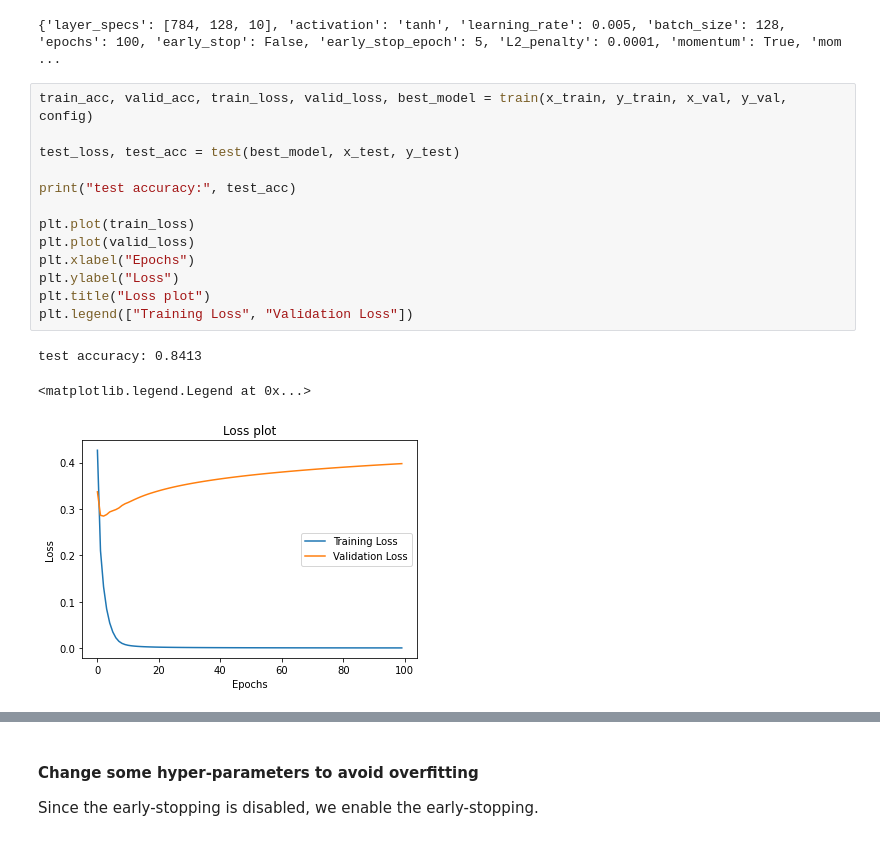
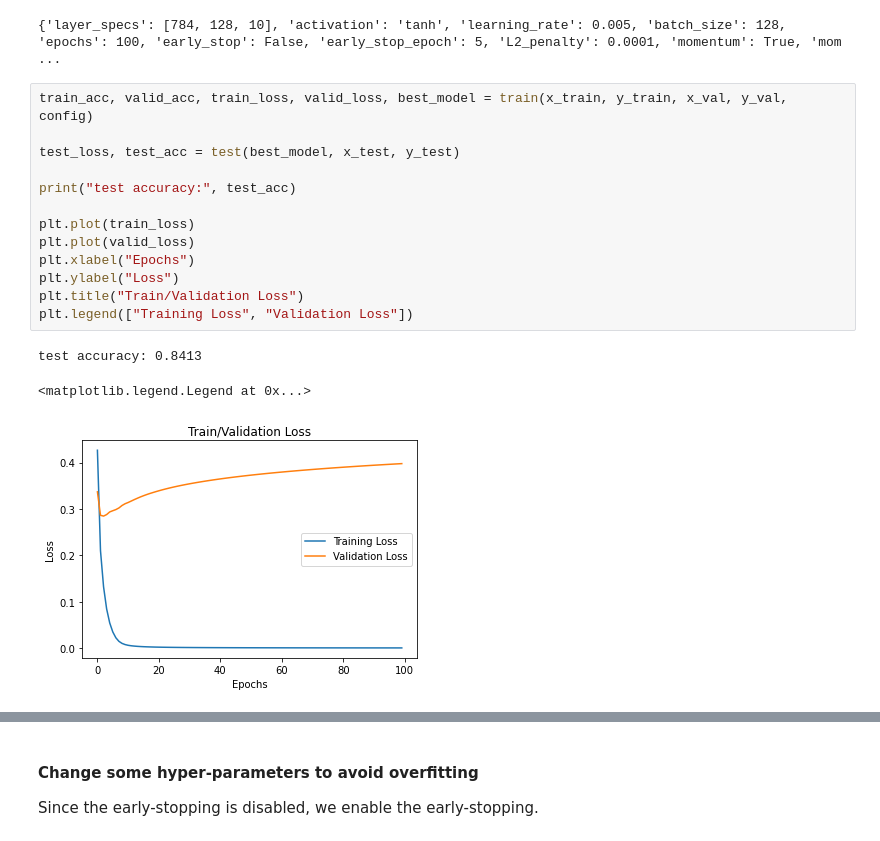
Before and after one commit to hblyx/CSE-151B, a Jupyter notebook: PA2/PA 2 notebook.ipynb, the cells around one changed output, grey strips where cells are left out. Saved outputs shown, nothing was run; the diff lists cells and outputs as text.

Commit message:
Tom - Slightly modify figures

```diff
--- a/PA2/PA 2 notebook.ipynb
+++ b/PA2/PA 2 notebook.ipynb
@@ -64,17 +64,17 @@ print(config)
 # %%
 train_acc, valid_acc, train_loss, valid_loss, best_model = train(x_train, y_train, x_val, y_val, config)
 
 test_loss, test_acc = test(best_model, x_test, y_test)
 
 print("test accuracy:", test_acc)
 
 plt.plot(train_loss)
 plt.plot(valid_loss)
 plt.xlabel("Epochs")
 plt.ylabel("Loss")
-plt.title("Loss plot")
+plt.title("Train/Validation Loss")
 plt.legend(["Training Loss", "Validation Loss"])
 # %% [output]
 test accuracy: 0.8413
 <matplotlib.legend.Legend at 0x...>
-[figure, old version]
+[figure, new version]
```
Also changed, not shown: parts of 23 cells of this notebook.
